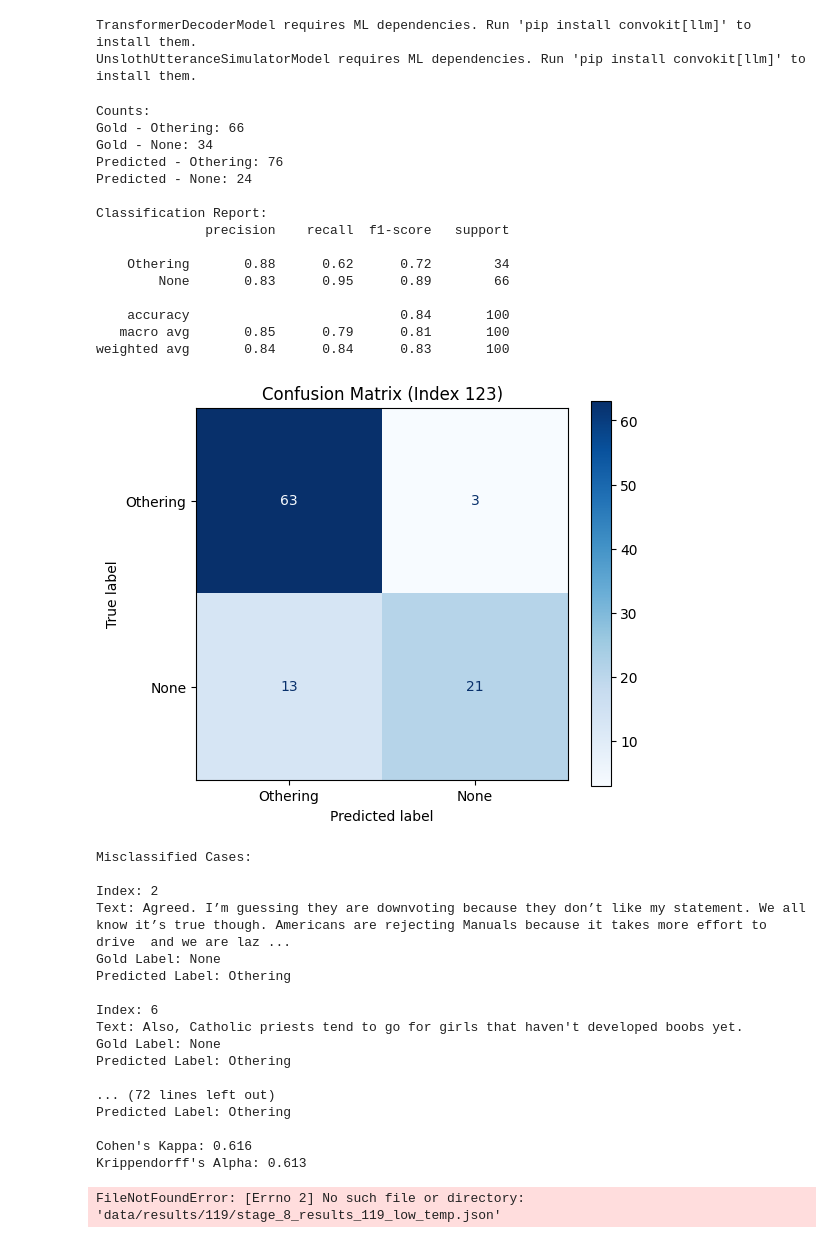
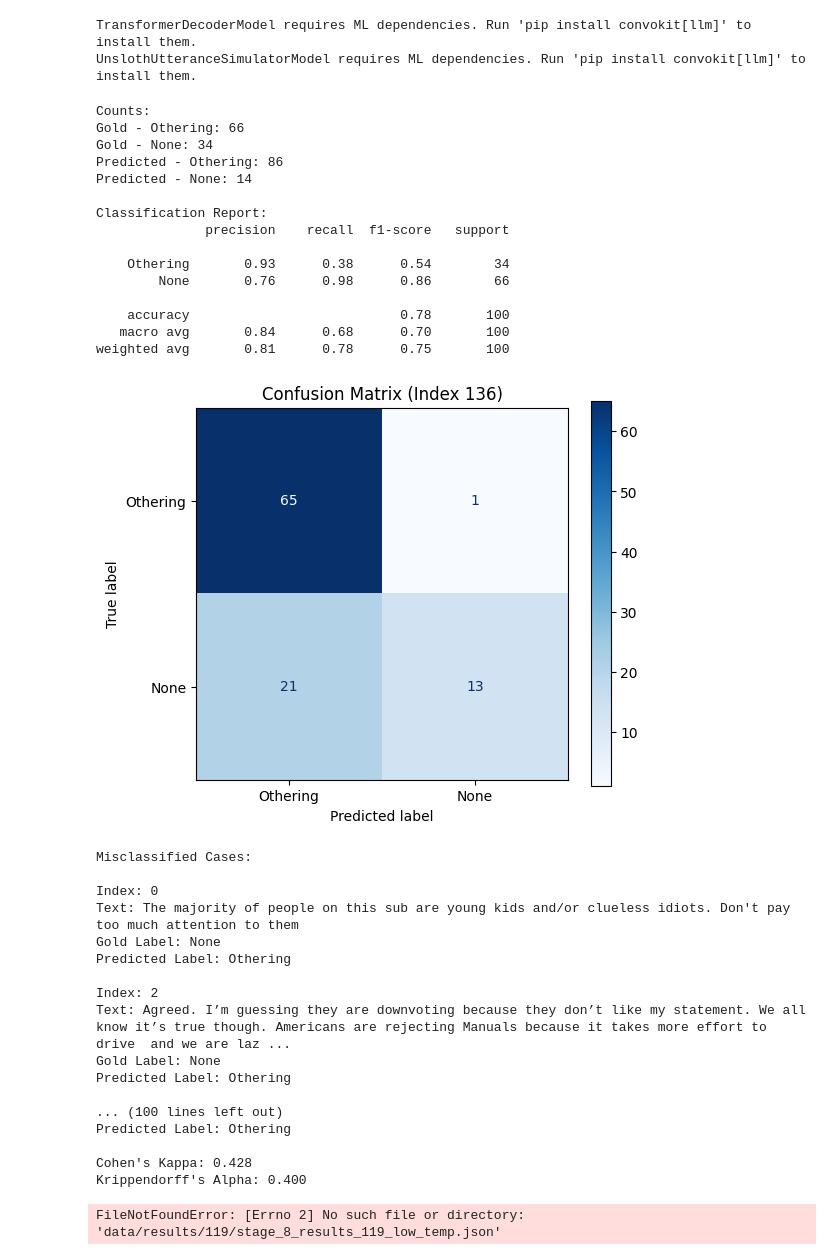
Before and after one commit to Nikolayy1/blast_othering, a Jupyter notebook: NewDataSet.ipynb, the cells around one changed output. Cells and saved outputs as stored; diff of their text form; code cells hidden in the pictures.

Commit message:
results

```diff
--- a/NewDataSet.ipynb
+++ b/NewDataSet.ipynb
@@ -444,12 +444,12 @@ os.chdir(
     r"C:\Users\hofin\OneDrive - Fachhochschule St. Pölten\__BachelorThesis\blast_othering"
 )
 
-CURRENT_INDEX = 123
+CURRENT_INDEX = 136
 
 df = pd.read_excel("Annotaions_Niklas.xlsx", sheet_name="Tabelle3")
 
 with open(
-    f"data/results/{CURRENT_INDEX}/stage_8_results_{CURRENT_INDEX}_high_temp_run3_seed3389915202.json",
+    f"data/results/{CURRENT_INDEX}/stage_8_results_{CURRENT_INDEX}_high_temp_run3_seed1329487301.json",
     "r",
     encoding="utf-8",
 ) as f:
@@ -532,58 +532,58 @@ misclassified = [
 print("\nMisclassified Cases:")
 for idx, gold, pred in misclassified:
     text = df.iloc[idx, 0]  # assuming first column contains the text/comment
     print(f"\nIndex: {idx}")
     print(f"Text: {text}")
     print(f"Gold Label: {gold}")
     print(f"Predicted Label: {pred}")
 
 # --- Cohen's Kappa ---
 kappa = cohen_kappa_score(gold_labels, predicted_labels)
 print(f"\nCohen's Kappa: {kappa:.3f}")
 
 # --- Krippendorff's Alpha ---
 # Krippendorff expects a reliability data matrix, so we reshape labels
 # Convert "Othering" → 1, "None" → 0
 mapping = {"Othering": 1, "None": 0}
 gold_numeric = [mapping[g] for g in gold_labels]
 pred_numeric = [mapping[p] for p in predicted_labels]
 
 alpha = krippendorff.alpha(reliability_data=[gold_numeric, pred_numeric], level_of_measurement='nominal')
 print(f"Krippendorff's Alpha: {alpha:.3f}")
 # %% [output]
 Counts:
 Gold - Othering: 66
 Gold - None: 34
-Predicted - Othering: 76
-Predicted - None: 24
+Predicted - Othering: 86
+Predicted - None: 14
 
 Classification Report:
               precision    recall  f1-score   support
 
-    Othering       0.88      0.62      0.72        34
-        None       0.83      0.95      0.89        66
+    Othering       0.93      0.38      0.54        34
+        None       0.76      0.98      0.86        66
 
-    accuracy                           0.84       100
-   macro avg       0.85      0.79      0.81       100
-weighted avg       0.84      0.84      0.83       100
+    accuracy                           0.78       100
+   macro avg       0.84      0.68      0.70       100
+weighted avg       0.81      0.78      0.75       100
-[figure, old version]
+[figure, new version]
 Misclassified Cases:
+
+Index: 0
+Text: The majority of people on this sub are young kids and/or clueless idiots. Don't pay too much attention to them
+Gold Label: None
+Predicted Label: Othering
 
 Index: 2
 Text: Agreed. I’m guessing they are downvoting because they don’t like my statement. We all know it’s true though. Americans are rejecting Manuals because it takes more effort to drive  and we are laz ...
 Gold Label: None
 Predicted Label: Othering
 
-Index: 6
-Text: Also, Catholic priests tend to go for girls that haven't developed boobs yet.
-Gold Label: None
+... (100 lines left out)
 Predicted Label: Othering
 
-... (72 lines left out)
-Predicted Label: Othering
-
-Cohen's Kappa: 0.616
-Krippendorff's Alpha: 0.613
+Cohen's Kappa: 0.428
+Krippendorff's Alpha: 0.400
 # %%
 import json
 from collections import Counter
```
Also changed, not shown: 3 other files.
